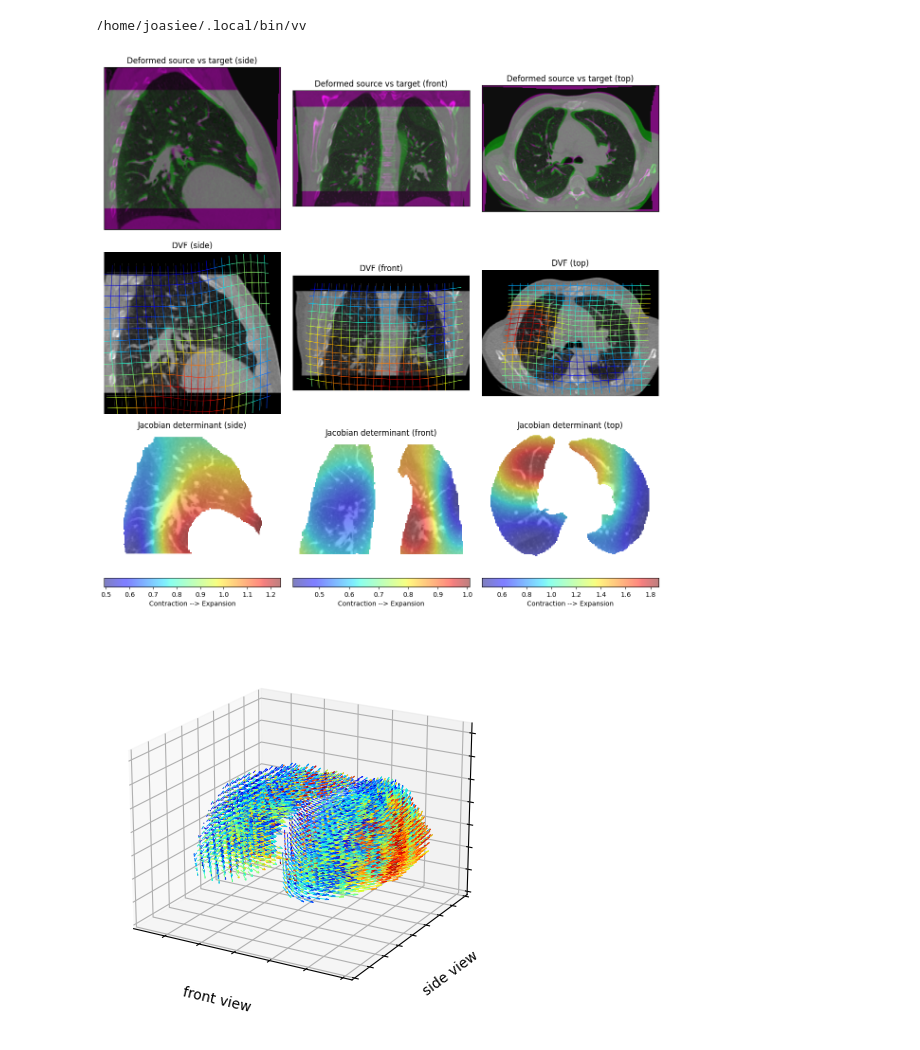
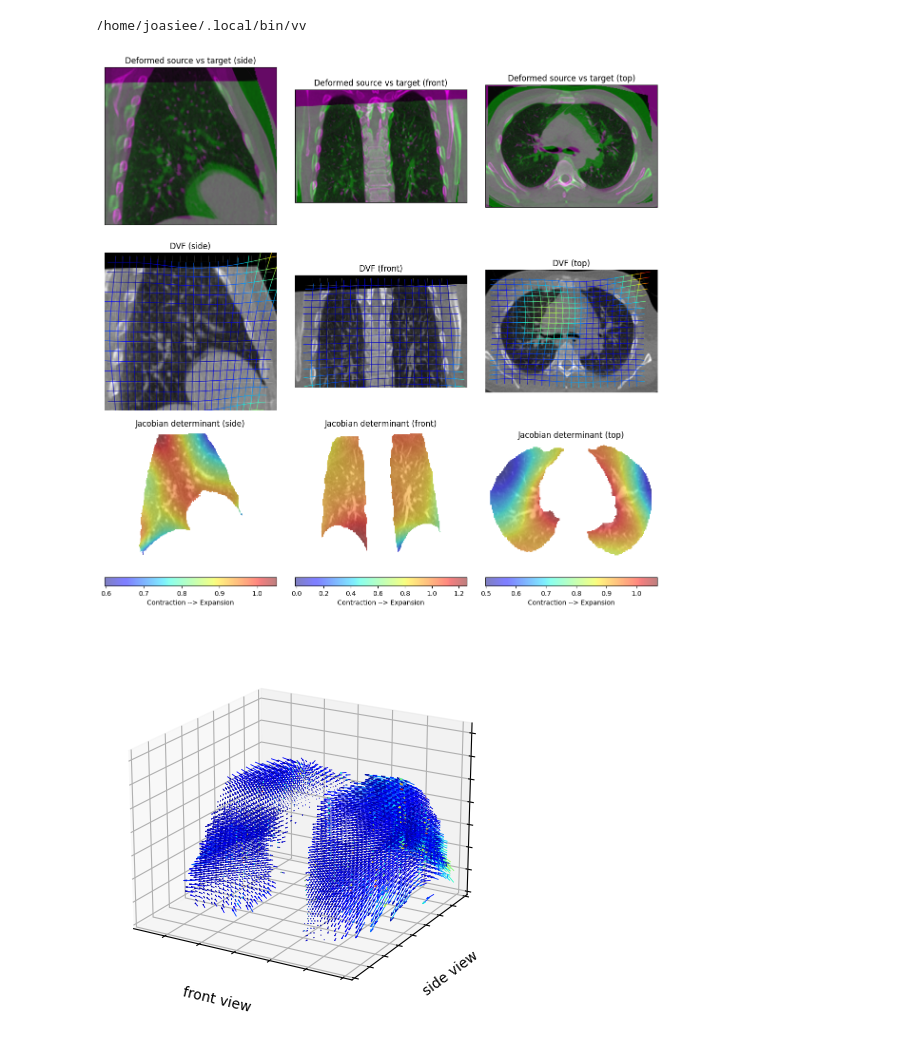
Before and after one commit to joasiee/elastix, a Jupyter notebook: experiments/notebooks/tests.ipynb, the cells around one changed output. Saved outputs shown, nothing was run; the diff lists cells and outputs as text; code cells hidden in the pictures.

```diff
--- a/experiments/notebooks/tests.ipynb
+++ b/experiments/notebooks/tests.ipynb
@@ -7,10 +7,10 @@ from pathlib import Path
 # %%
 params = (
     Parameters.from_base(use_mask=True, metric="AdvancedNormalizedCorrelation")
-    .asgd()
-    .multi_resolution(1, r_sched=[5])
-    .stopping_criteria(1000)
-    .instance(Collection.LEARN, 1)
+    .gomea(hybrid=True, asgd_iterations_offset=0)
+    .multi_resolution(1, r_sched=[6])
+    .stopping_criteria(10)
+    .instance(Collection.LEARN, 2)
 )
 result = run(params, Path("../output/" + str(params)), suppress_stdout=False, visualize=True, validate=True)
 # %% [output]
@@ -44,4 +44,4 @@ Total time elapsed: 2.3s.
 libpng warning: iCCP: too many profiles
 /home/joasiee/.local/bin/vv
-[figure, old version]
+[figure, new version]
-[figure, old version]
+[figure, new version]
```
Also changed, not shown: parts of 1 cell of this notebook, 9 other files.
